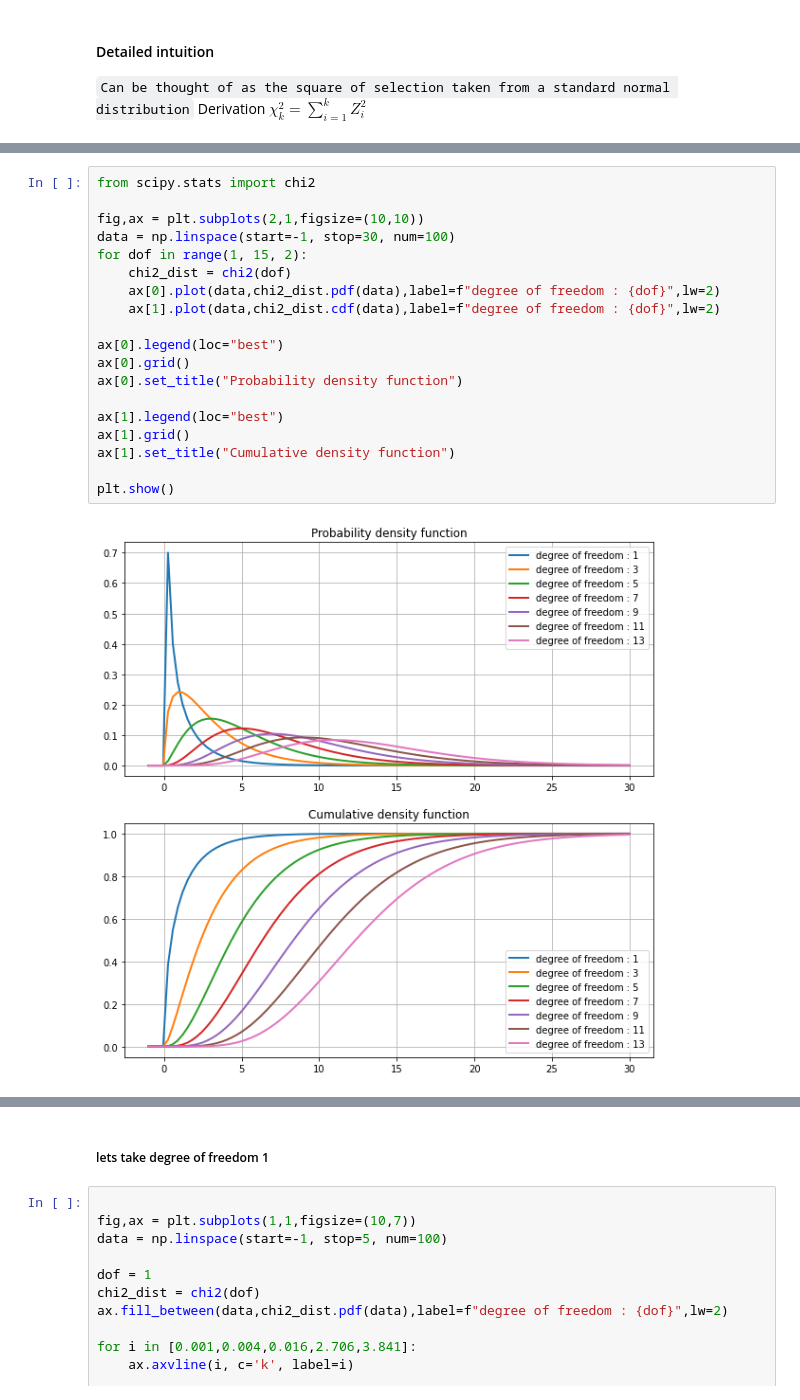
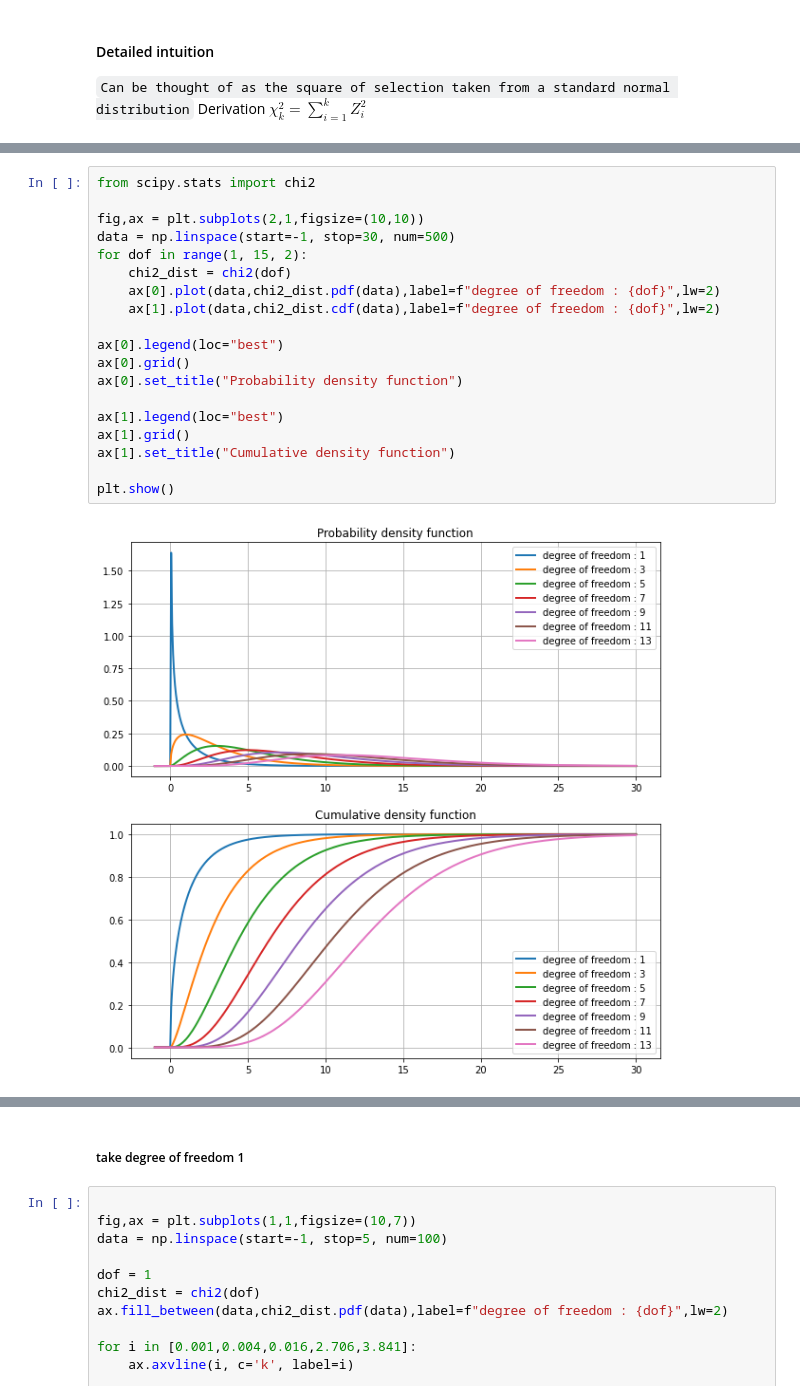
Before and after one commit to NishantBaheti/MachineLearningExploration, a Jupyter notebook: PracticalStatistics/Distributions.ipynb, the cells around one changed output, grey strips where cells are left out. Saved outputs shown, nothing was run; the diff lists cells and outputs as text.

```diff
--- a/PracticalStatistics/Distributions.ipynb
+++ b/PracticalStatistics/Distributions.ipynb
@@ -517,24 +606,24 @@ Derivation $\chi_k^2 = \sum_{i=1}^k Z_i^2$
 # %%
 from scipy.stats import chi2
 
 fig,ax = plt.subplots(2,1,figsize=(10,10))
-data = np.linspace(start=-1, stop=30, num=100)
+data = np.linspace(start=-1, stop=30, num=500)
 for dof in range(1, 15, 2):
     chi2_dist = chi2(dof)
     ax[0].plot(data,chi2_dist.pdf(data),label=f"degree of freedom : {dof}",lw=2)
     ax[1].plot(data,chi2_dist.cdf(data),label=f"degree of freedom : {dof}",lw=2)
 
 ax[0].legend(loc="best")
 ax[0].grid()
 ax[0].set_title("Probability density function")
 
 ax[1].legend(loc="best")
 ax[1].grid()
 ax[1].set_title("Cumulative density function")
 
 plt.show()
 # %% [output]
-[figure, old version]
+[figure, new version]
 # %% [markdown]
 #### Chi-square table
 
@@ -548,7 +637,7 @@ ref = https://people.richland.edu/james/lecture/m170/tbl-chi.html
 # %% [markdown]
 <iframe src='https://people.richland.edu/james/lecture/m170/tbl-chi.html'></iframe>
 # %% [markdown]
-##### lets take degree of freedom 1
+##### take degree of freedom 1
 # %%
 
 fig,ax = plt.subplots(1,1,figsize=(10,7))
```
Also changed, not shown: parts of 14 cells of this notebook.
